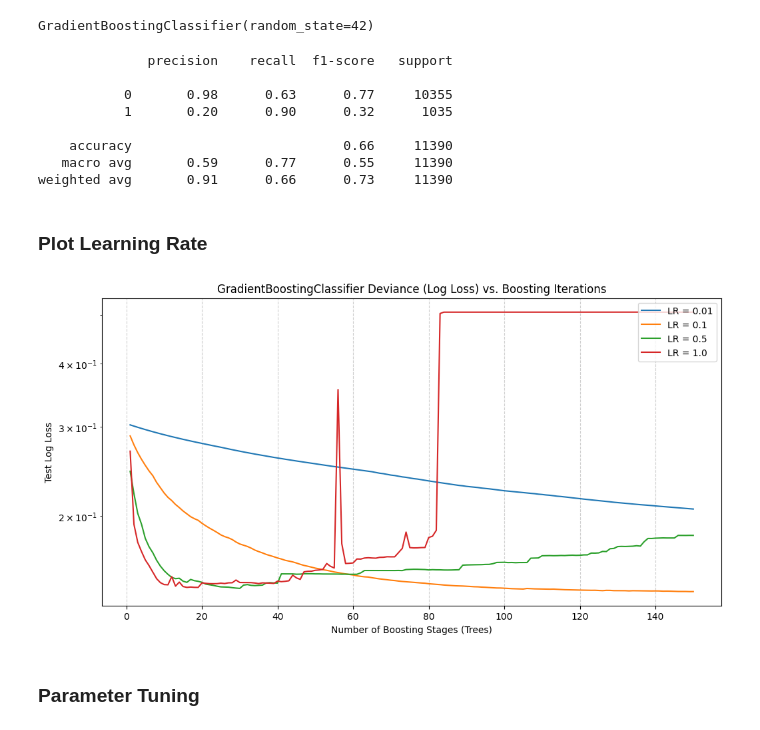
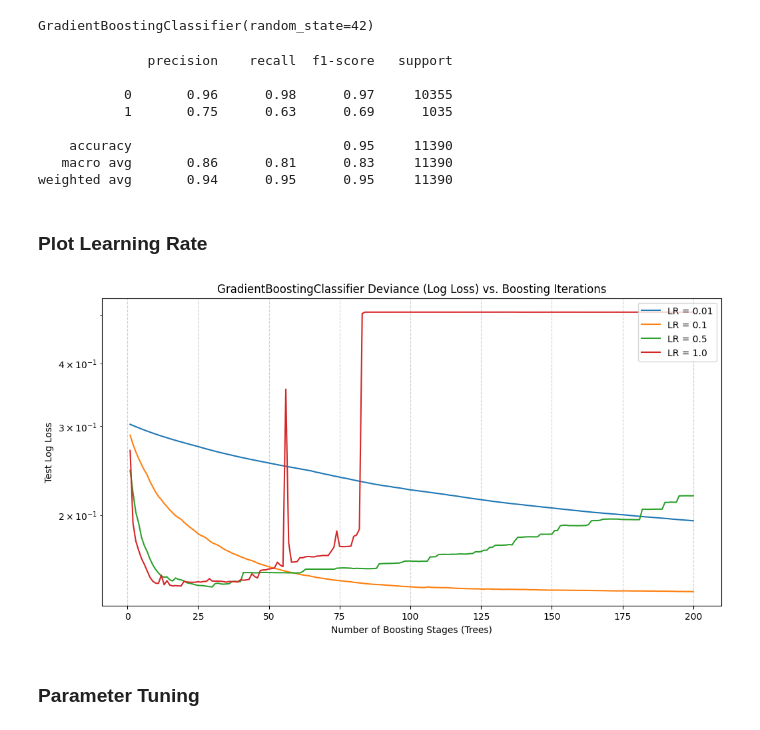
Before and after one commit to calebhadley1/DX799-capstone, a Jupyter notebook: Week9.ipynb, the cells around one changed output. Cells and saved outputs as stored; diff of their text form; code cells hidden in the pictures.

```diff
--- a/Week9.ipynb
+++ b/Week9.ipynb
@@ -292,17 +360,17 @@ model.fit(X_train_scaled, y_train)
 # %% [output]
 GradientBoostingClassifier(random_state=42)
 # %%
-y_pred = model.predict(X_test)
+y_pred = model.predict(X_test_scaled)
 print(classification_report(y_true=y_test, y_pred=y_pred))
 # %% [output]
               precision    recall  f1-score   support
 
-           0       0.98      0.63      0.77     10355
-           1       0.20      0.90      0.32      1035
+           0       0.96      0.98      0.97     10355
+           1       0.75      0.63      0.69      1035
 
-    accuracy                           0.66     11390
-   macro avg       0.59      0.77      0.55     11390
-weighted avg       0.91      0.66      0.73     11390
+    accuracy                           0.95     11390
+   macro avg       0.86      0.81      0.83     11390
+weighted avg       0.94      0.95      0.95     11390
 # %% [markdown]
 ### Plot Learning Rate
 # %%
@@ -310,7 +378,7 @@ from sklearn.metrics import log_loss
 
 # 2. Define the learning rates we want to evaluate
 learning_rates = [0.01, 0.1, 0.5, 1.0]
-n_estimators = 150
+n_estimators = 200
 
 # Setup the matplotlib figure layout
 plt.figure(figsize=(12, 6))
@@ -320,34 +388,34 @@ for lr in learning_rates:
     # Initialize and fit the Gradient Boosting Classifier
     clf = GradientBoostingClassifier(
         n_estimators=n_estimators,
         learning_rate=lr,
         max_depth=3,
         random_state=42
     )
     clf.fit(X_train_scaled, y_train)
 
     # Pre-allocate arrays for test loss
     test_loss = np.zeros((n_estimators,), dtype=np.float64)
 
     # staged_decision_function yields predictions at each boosting stage (tree)
     for i, y_pred_raw in enumerate(clf.staged_decision_function(X_test_scaled)):
         # Transform raw decision scores into probabilities via the sigmoid function
         y_prob = 1.0 / (1.0 + np.exp(-y_pred_raw))
         test_loss[i] = log_loss(y_test, y_prob)
 
     # Plot the test loss trajectory for the current learning rate
     plt.plot(np.arange(n_estimators) + 1, test_loss, label=f'LR = {lr}')
 
 # 4. Finalize plot aesthetics
 plt.title('GradientBoostingClassifier Deviance (Log Loss) vs. Boosting Iterations')
 plt.xlabel('Number of Boosting Stages (Trees)')
 plt.ylabel('Test Log Loss')
 plt.yscale('log')  # Uses a log scale to better spot performance gaps
 plt.legend(loc='upper right')
 plt.grid(True, linestyle='--', alpha=0.6)
 None
 # %% [output]
-[figure, old version]
+[figure, new version]
 # %% [markdown]
 ### Parameter Tuning
 # %%
```
Also changed, not shown: parts of 27 cells of this notebook.
